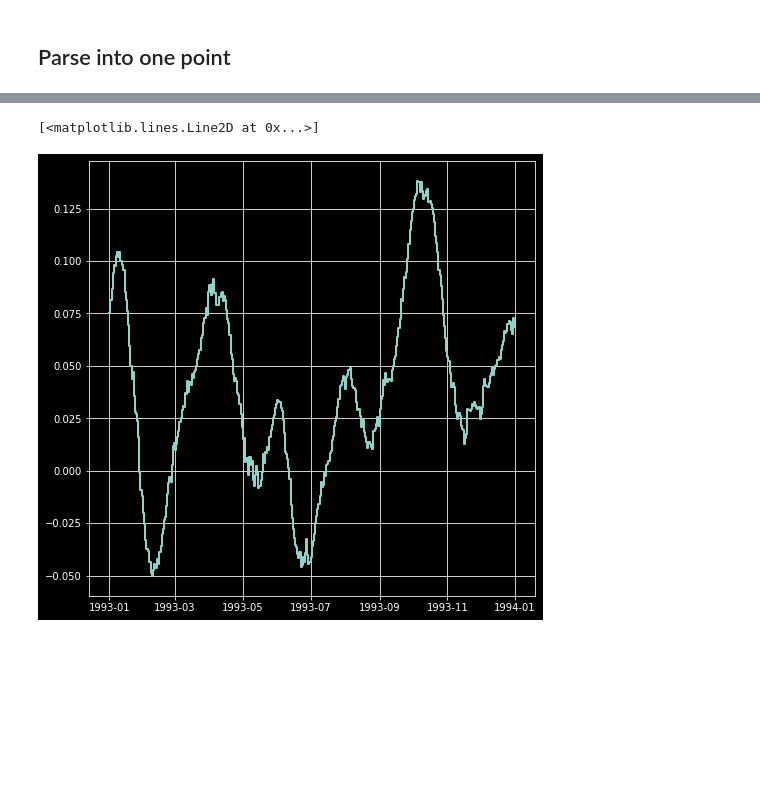
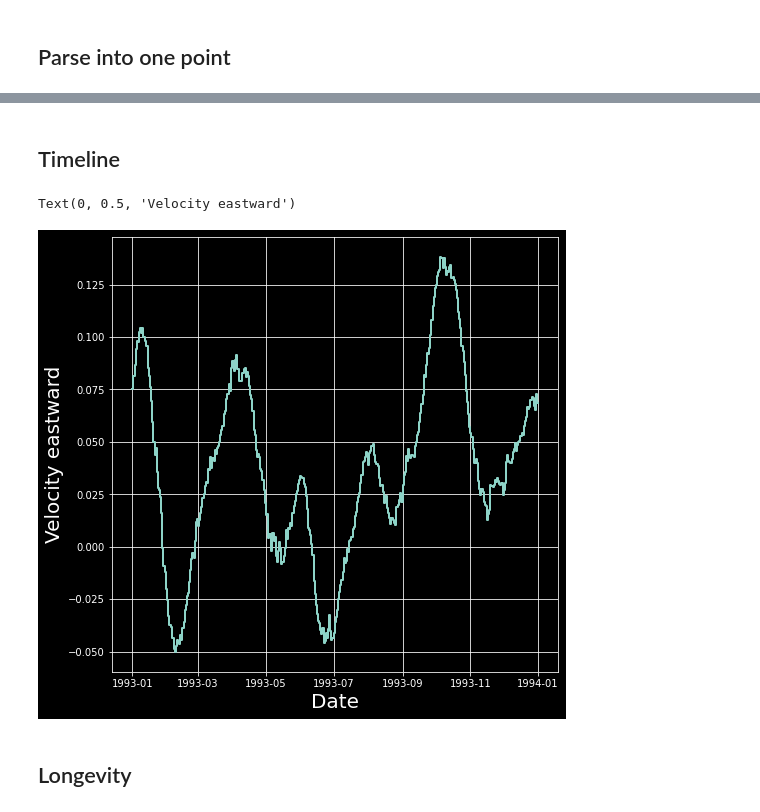
Before and after one commit to Dudgit/Data_sience_lab, a Jupyter notebook: EDA/Pandasread.ipynb, the cells around one changed output, grey strips where cells are left out. Saved outputs shown, nothing was run; the diff lists cells and outputs as text; code cells hidden in the pictures; blank space fills up the shorter version.

```diff
--- a/EDA/Pandasread.ipynb
+++ b/EDA/Pandasread.ipynb
@@ -37,5 +52,11 @@ samp1 = df.loc[(df.index.get_level_values('latitude') == 32.125) & (df.index.get
+# %% [markdown]
+## Timeline
 # %%
 plt.plot(samp1.time_bnds,samp1.surface_geostrophic_eastward_sea_water_velocity)
+plt.xlabel("Date")
+plt.ylabel("Velocity eastward") #! Get the dimension for this
 # %% [output]
-[<matplotlib.lines.Line2D at 0x...>]
+Text(0, 0.5, 'Velocity eastward')
-[figure, old version]
+[figure, new version]
+# %% [markdown]
+## Longevity
```
Also changed, not shown: parts of 7 cells of this notebook, 3 other files.
